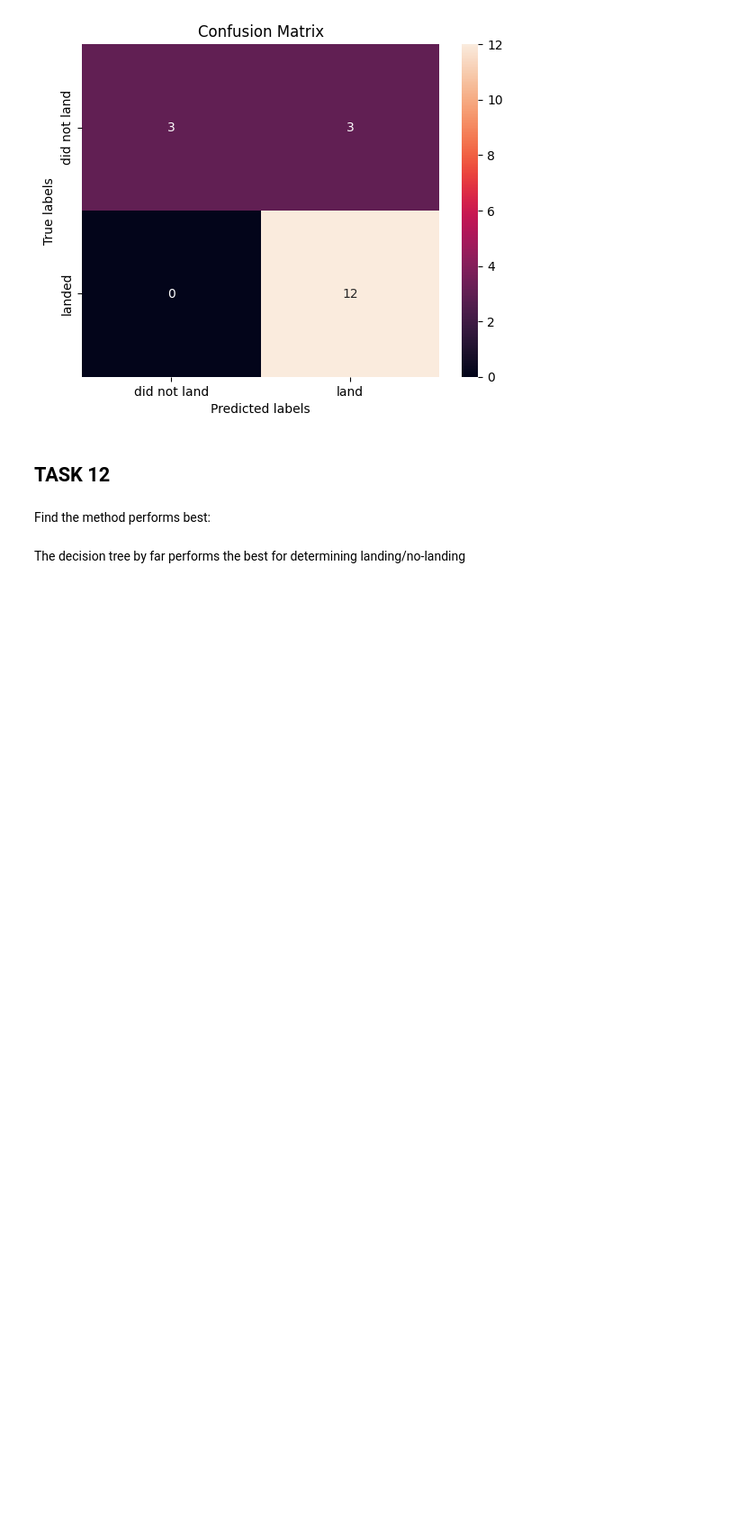
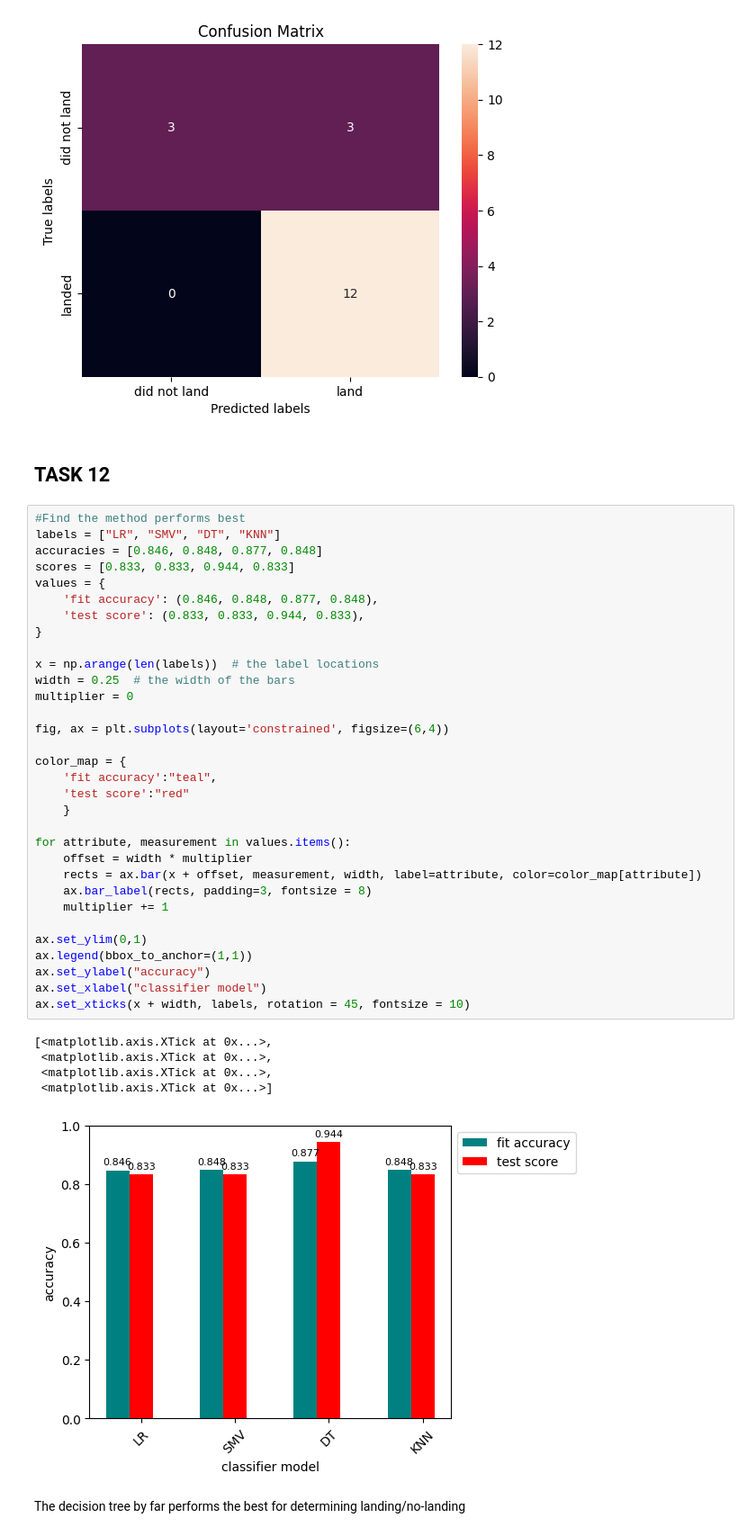
Before and after one commit to bhwunsch/se4_datascience_capstone, a Jupyter notebook: SpaceX-Machine-Learning-Prediction-Part-5-v1.ipynb, the cells around one changed output. Shown: that part at 90% size. Cells and saved outputs as stored; diff of their text form; blank space fills up the shorter version.

```diff
--- a/SpaceX-Machine-Learning-Prediction-Part-5-v1.ipynb
+++ b/SpaceX-Machine-Learning-Prediction-Part-5-v1.ipynb
@@ -414,8 +414,44 @@ plot_confusion_matrix(Y_test,yhat)
 [figure]
 # %% [markdown]
 ## TASK  12
-# %% [markdown]
-Find the method performs best:
+# %%
+#Find the method performs best
+labels = ["LR", "SMV", "DT", "KNN"]
+accuracies = [0.846, 0.848, 0.877, 0.848]
+scores = [0.833, 0.833, 0.944, 0.833]
+values = {
+    'fit accuracy': (0.846, 0.848, 0.877, 0.848),
+    'test score': (0.833, 0.833, 0.944, 0.833),
+}
+
+x = np.arange(len(labels))  # the label locations
+width = 0.25  # the width of the bars
+multiplier = 0
+
+fig, ax = plt.subplots(layout='constrained', figsize=(6,4))
+
+color_map = {
+    'fit accuracy':"teal",
+    'test score':"red"
+    }
+
+for attribute, measurement in values.items():
+    offset = width * multiplier
+    rects = ax.bar(x + offset, measurement, width, label=attribute, color=color_map[attribute])
+    ax.bar_label(rects, padding=3, fontsize = 8)
+    multiplier += 1
+
+ax.set_ylim(0,1)
+ax.legend(bbox_to_anchor=(1,1))
+ax.set_ylabel("accuracy")
+ax.set_xlabel("classifier model")
+ax.set_xticks(x + width, labels, rotation = 45, fontsize = 10)
+# %% [output]
+[<matplotlib.axis.XTick at 0x...>,
+ <matplotlib.axis.XTick at 0x...>,
+ <matplotlib.axis.XTick at 0x...>,
+ <matplotlib.axis.XTick at 0x...>]
+[figure, added]
 # %% [markdown]
 The decision tree by far performs the best for determining landing/no-landing
 # %% [markdown]
```
Also changed, not shown: parts of 4 cells of this notebook, 11 other files.
